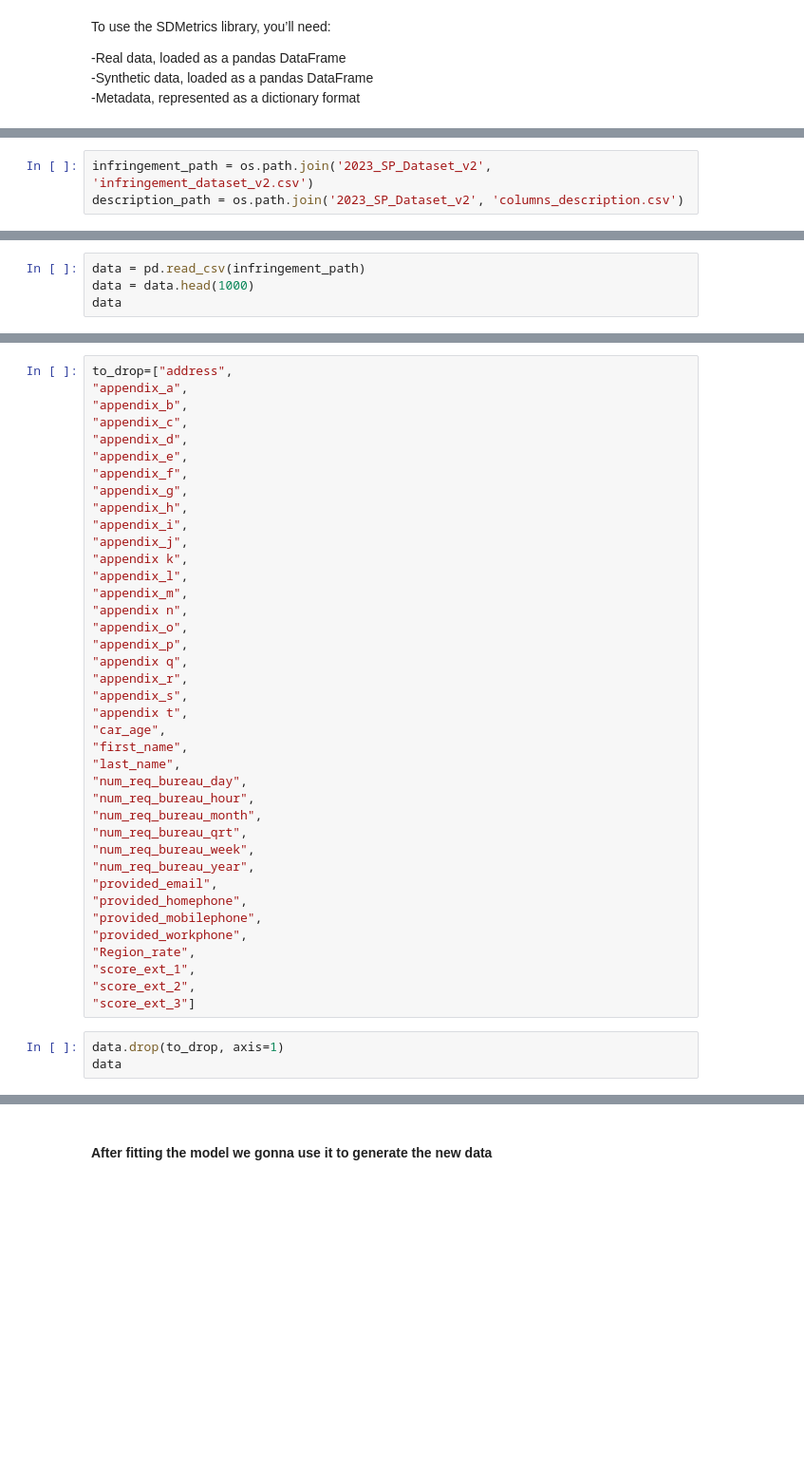
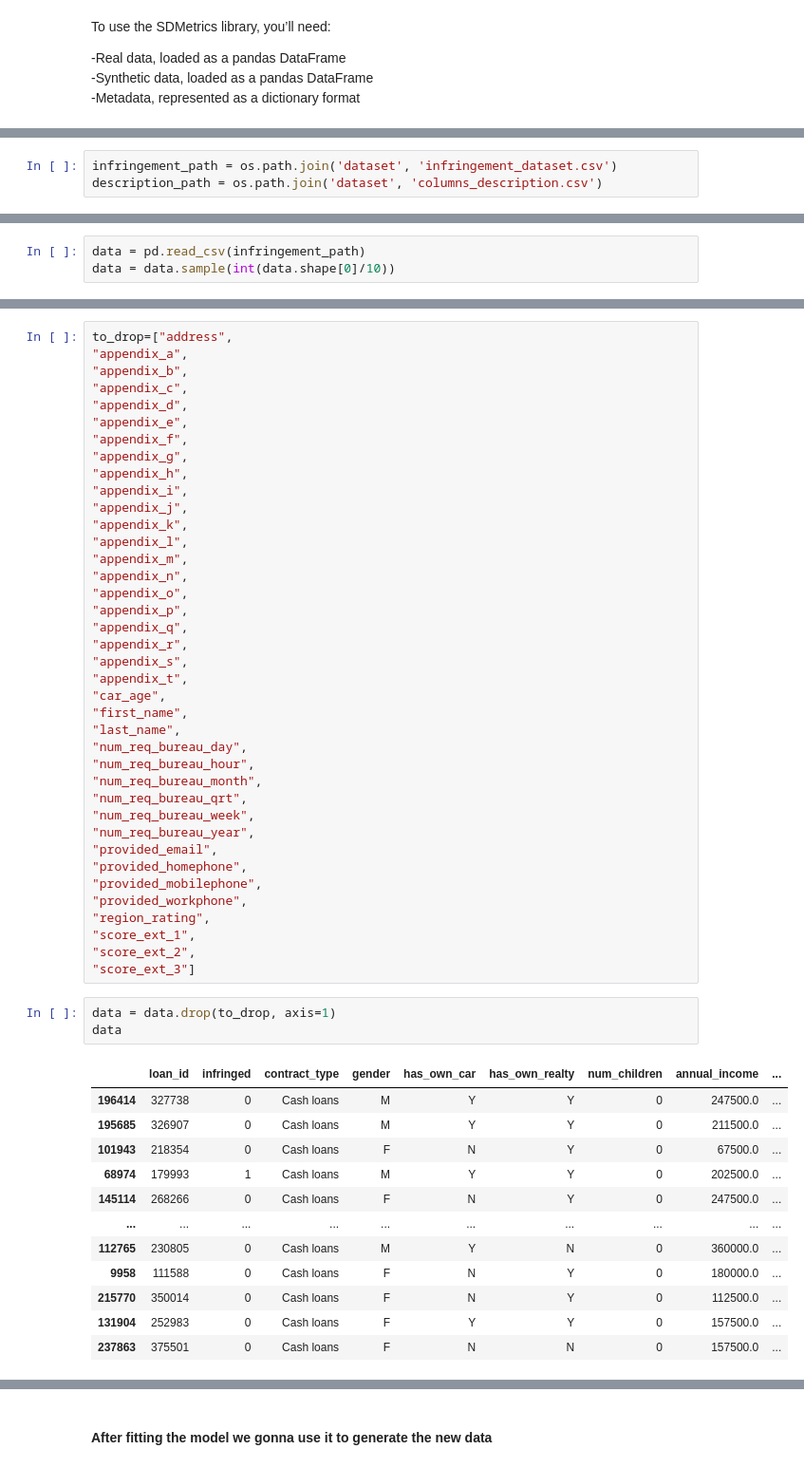
Before and after one commit to PugtgYosuky/SP-Project, a Jupyter notebook: src/controlER/sintetic_data.ipynb, the cells around one changed output, grey strips where cells are left out. Shown at 95% size. Saved outputs shown, nothing was run; the diff lists cells and outputs as text; blank space fills up the shorter version.

```diff
--- a/src/controlER/sintetic_data.ipynb
+++ b/src/controlER/sintetic_data.ipynb
@@ -18,5 +19,5 @@ from sdmetrics.reports.single_table import QualityReport
 import warnings
 warnings.filterwarnings('ignore')
 # %%
-infringement_path = os.path.join('2023_SP_Dataset_v2', 'infringement_dataset_v2.csv')
-description_path = os.path.join('2023_SP_Dataset_v2', 'columns_description.csv')
+infringement_path = os.path.join('dataset', 'infringement_dataset.csv')
+description_path = os.path.join('dataset', 'columns_description.csv')
@@ -25,4 +28,3 @@ description_path = os.path.join('2023_SP_Dataset_v2', 'columns_description.csv')
 # %%
 data = pd.read_csv(infringement_path)
-data = data.head(1000)
-data
+data = data.sample(int(data.shape[0]/10))
@@ -52,16 +40,16 @@ to_drop=["address",
 "appendix_h",
 "appendix_i",
 "appendix_j",
-"appendix k",
+"appendix_k",
 "appendix_l",
 "appendix_m",
-"appendix n",
+"appendix_n",
 "appendix_o",
 "appendix_p",
-"appendix q",
+"appendix_q",
 "appendix_r",
 "appendix_s",
-"appendix t",
+"appendix_t",
 "car_age",
 "first_name",
 "last_name",
@@ -75,11 +63,23 @@ to_drop=["address",
 "provided_homephone",
 "provided_mobilephone",
 "provided_workphone",
-"Region_rate",
+"region_rating",
 "score_ext_1",
 "score_ext_2",
 "score_ext_3"]
 # %%
-data.drop(to_drop, axis=1)
+data = data.drop(to_drop, axis=1)
 data
 # %% [output]
+|  | loan_id | infringed | contract_type | gender | has_own_car | has_own_realty | num_children | annual_income | ... |
+| 196414 | 327738 | 0 | Cash loans | M | Y | Y | 0 | 247500.0 | ... |
+| 195685 | 326907 | 0 | Cash loans | M | Y | Y | 0 | 211500.0 | ... |
+| 101943 | 218354 | 0 | Cash loans | F | N | Y | 0 | 67500.0 | ... |
+| 68974 | 179993 | 1 | Cash loans | M | Y | Y | 0 | 202500.0 | ... |
+| 145114 | 268266 | 0 | Cash loans | F | N | Y | 0 | 247500.0 | ... |
+| ... | ... | ... | ... | ... | ... | ... | ... | ... | ... |
+| 112765 | 230805 | 0 | Cash loans | M | Y | N | 0 | 360000.0 | ... |
+| 9958 | 111588 | 0 | Cash loans | F | N | Y | 0 | 180000.0 | ... |
+| 215770 | 350014 | 0 | Cash loans | F | N | Y | 0 | 112500.0 | ... |
+| 131904 | 252983 | 0 | Cash loans | F | Y | Y | 0 | 157500.0 | ... |
+| 237863 | 375501 | 0 | Cash loans | F | N | N | 0 | 157500.0 | ... |
```
Also changed, not shown: parts of 41 cells of this notebook.
